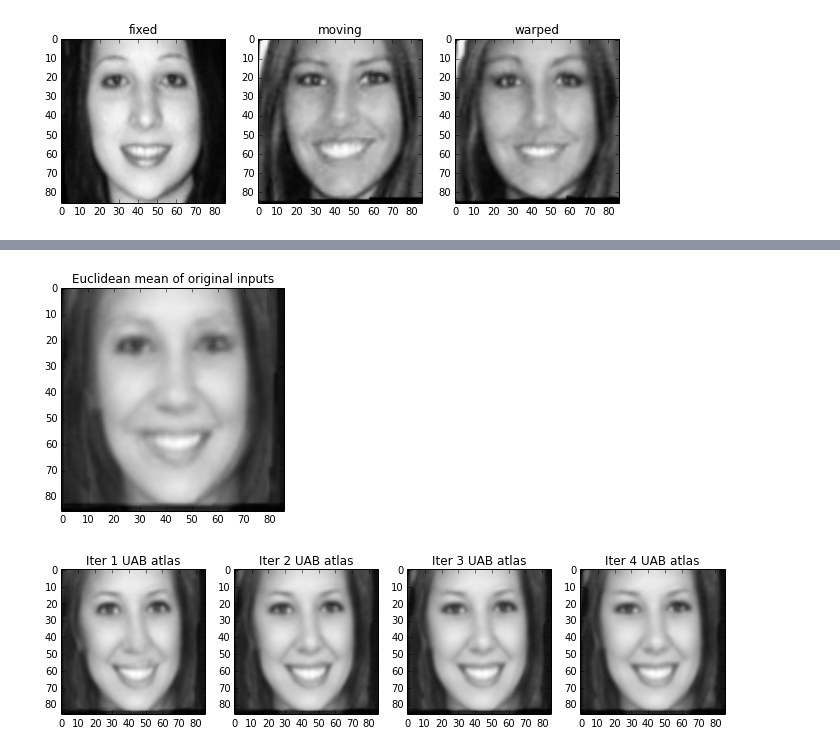
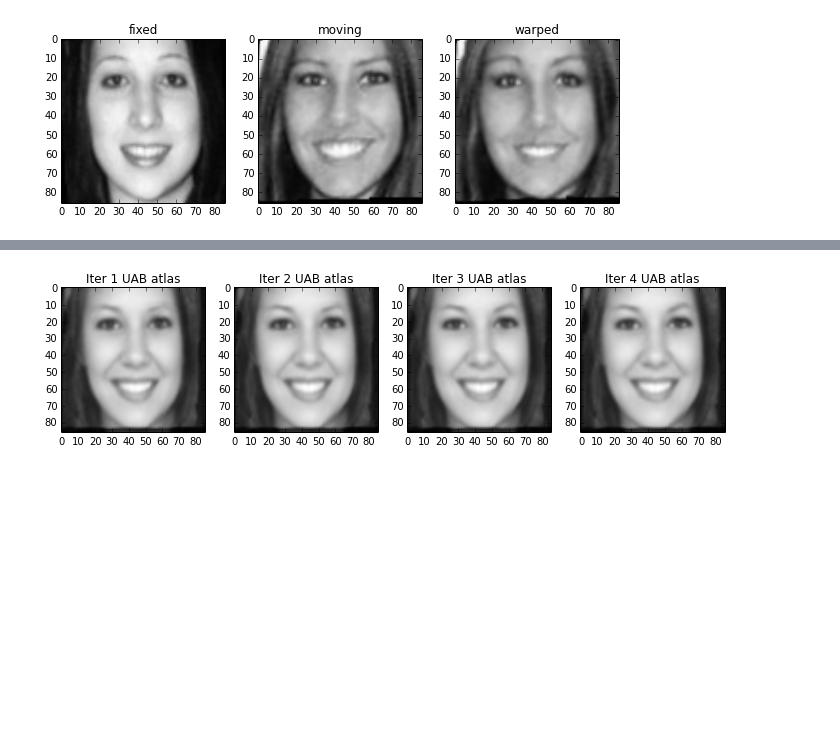
Before and after one commit to KitwareMedical/pyLAR, a Jupyter notebook: low_rank_atlas/notebook/LAB_2D_Face.ipynb, the cells around one changed output, grey strips where cells are left out. Cells and saved outputs as stored; diff of their text form; code cells hidden in the pictures; blank space fills up the shorter version.

Commit message:
ENH: More tests on Low-rank atlas building.

```diff
--- a/low_rank_atlas/notebook/LAB_2D_Face.ipynb
+++ b/low_rank_atlas/notebook/LAB_2D_Face.ipynb
@@ -198,37 +198,37 @@ def runUABIteration(currentIter):
         A[:,i] = im_array.reshape(-1)
     newAtlasIm = UAB_result_folder + '/aver_UAB_iter'+str(currentIter)+'.nrrd'
     averageImageFromDM(A,newAtlasIm)
 
     newAtlas = getImageArray(newAtlasIm)
 
     plt.subplot(1,NUM_OF_ITERATIONS,currentIter)
     plt.imshow(newAtlas, cm.gray)
     plt.title( 'Iter %s UAB atlas' %(currentIter))
 
 
     return
 
 
 ###################################### run  UAB #######################
 
 Y = np.zeros((x_dim*y_dim,num_of_data))
 
 for i in range(num_of_data):
     fn = result_folder+'/Iter0_'+str(i)+'.nrrd'
     im_array = getImageArray(fn)
     Y[:,i] = im_array.reshape(-1)
 m = np.average(Y,1)
 atlas = m.reshape(x_dim,y_dim)
-plt.imshow(atlas, cm.gray)
-plt.title('Euclidean mean of original inputs')
+#plt.imshow(atlas, cm.gray)
+#plt.title('Euclidean mean of original inputs')
+im = sitk.GetImageFromArray(atlas)
 sitk.WriteImage(im,UAB_result_folder +'/aver_UAB_iter0.nrrd')
 
 plt.figure(figsize=(15,10))
 for k in range(1,NUM_OF_ITERATIONS):
     runUABIteration(k)
 # %% [output]
-[figure, old version]
+[figure, new version]
-[figure, removed]
 # %%
 ###############################  the main LAB (low-rank atlas building) pipeline #############################
 
```
Also changed, not shown: parts of 4 cells of this notebook, 5 other files.
